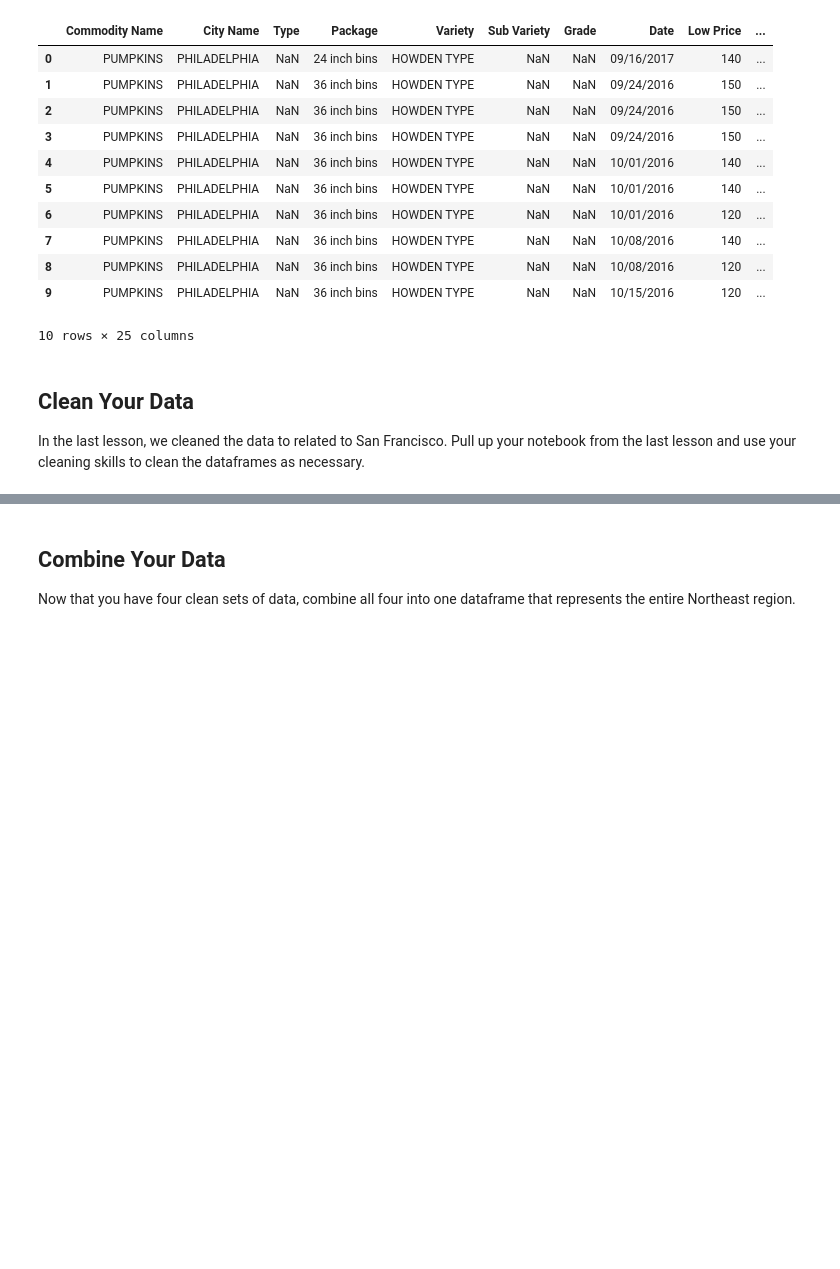
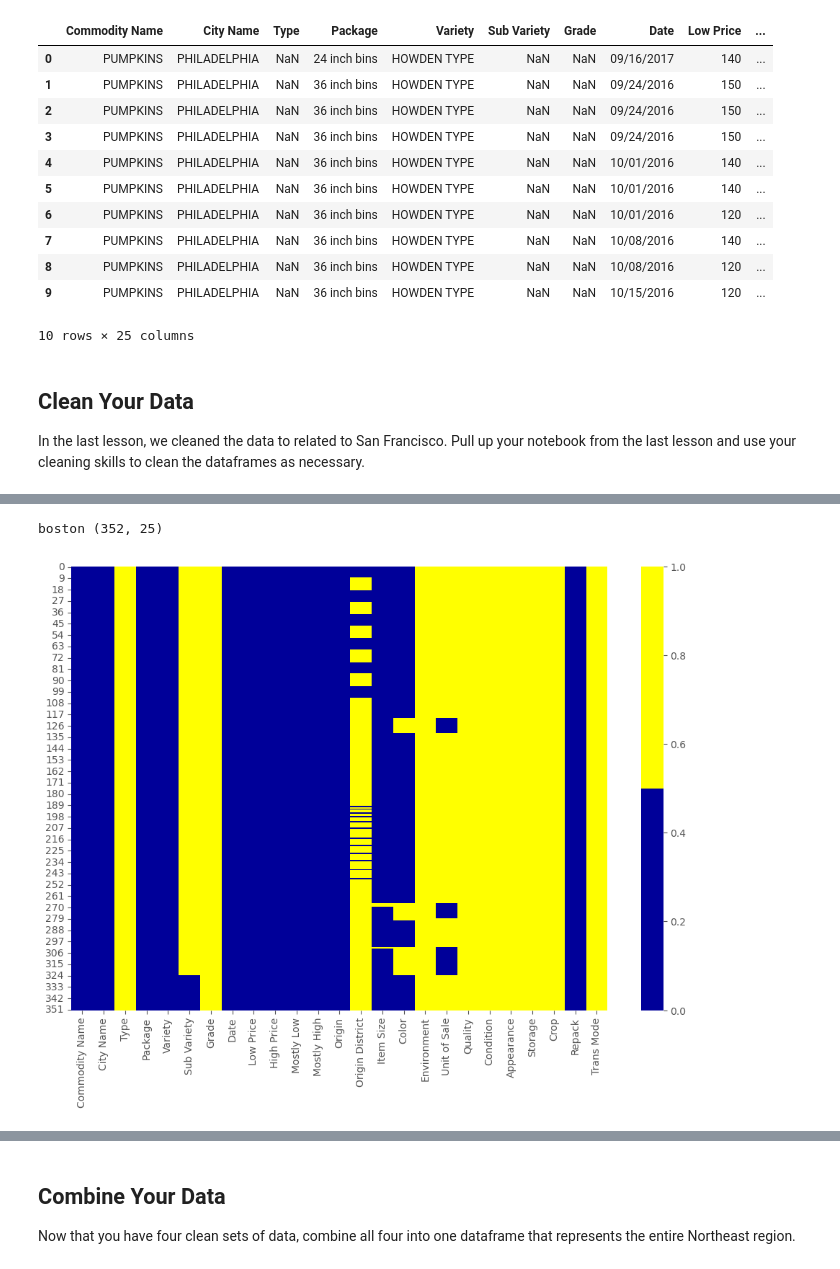
Before and after one commit to mtejasvi/data-manipulation, a Jupyter notebook: Data Manipulation Studio.ipynb, the cells around one changed output, grey strips where cells are left out. Drawn from its saved outputs; the diff is of its cells as text; code cells hidden in the pictures; blank space fills up the shorter version.

```diff
--- a/Data Manipulation Studio.ipynb
+++ b/Data Manipulation Studio.ipynb
@@ -80,0 +109,8 @@ AttributeError: 'NoneType' object has no attribute 'shape'
+# %%
+cols = df_bo.columns[:25] # first 30 columns
+colours = ['#000099', '#ffff00'] # specify the colours - yellow is missing. blue is not missing.
+sns.heatmap(df_bo[cols].isnull(), cmap=sns.color_palette(colours))
+print('boston',df_bo.shape)
+# %% [output]
+boston (352, 25)
+[figure, added]
```
Also changed, not shown: parts of 24 cells of this notebook.
